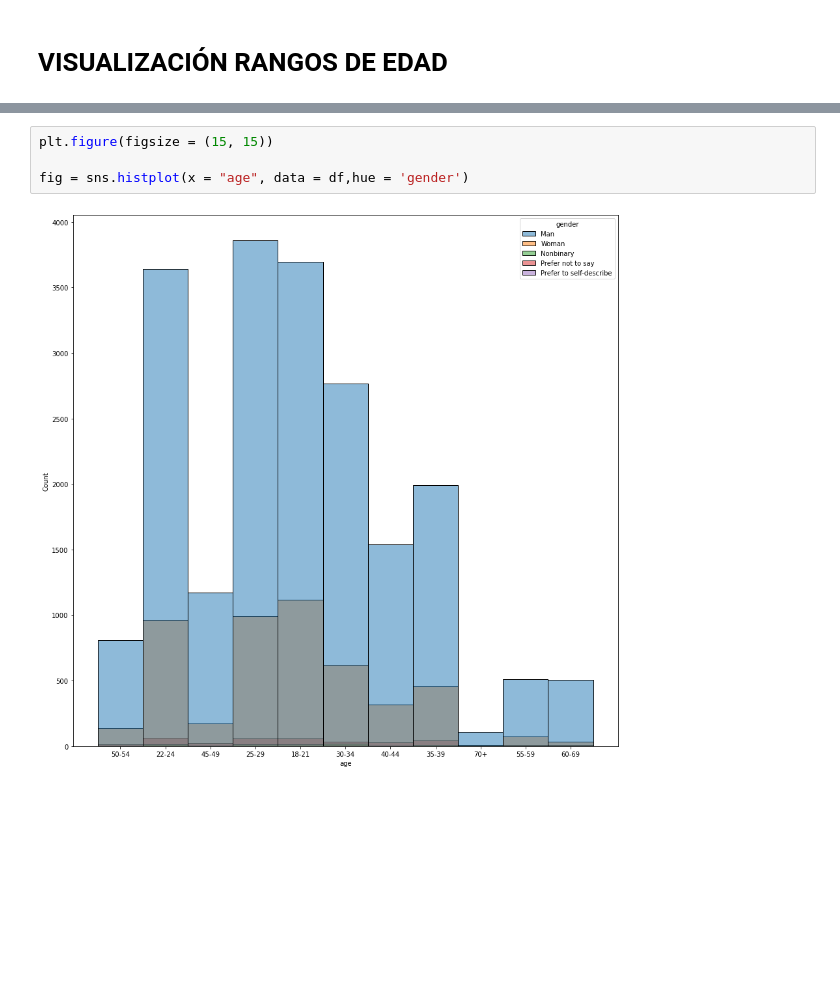
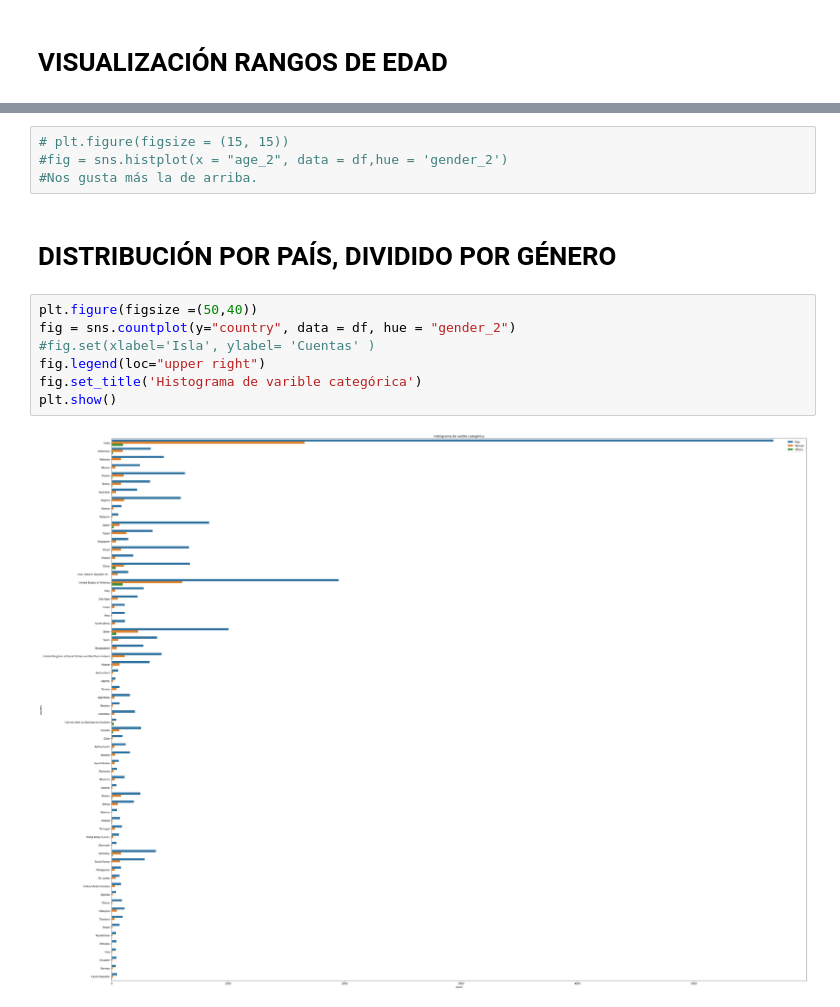
Before and after one commit to Adalab/project-da-promo-A-module-2-team-1-, a Jupyter notebook: limpieza/prueba_visualizacion.ipynb, the cells around one changed output, grey strips where cells are left out. Cells and saved outputs as stored; diff of their text form; blank space fills up the shorter version.

```diff
--- a/limpieza/prueba_visualizacion.ipynb
+++ b/limpieza/prueba_visualizacion.ipynb
@@ -43,6 +46,15 @@ plt.show()
 # %%
-plt.figure(figsize = (15, 15))
-
-fig = sns.histplot(x = "age", data = df,hue = 'gender')
+# plt.figure(figsize = (15, 15))
+#fig = sns.histplot(x = "age_2", data = df,hue = 'gender_2')
+#Nos gusta más la de arriba.
-# %% [output]
-[figure, removed]
+# %% [markdown]
+# DISTRIBUCIÓN POR PAÍS, DIVIDIDO POR GÉNERO
+# %%
+plt.figure(figsize =(50,40))
+fig = sns.countplot(y="country", data = df, hue = "gender_2")
+#fig.set(xlabel='Isla', ylabel= 'Cuentas' )
+fig.legend(loc="upper right")
+fig.set_title('Histograma de varible categórica')
+plt.show()
+# %% [output]
+[figure, added]
```
Also changed, not shown: parts of 6 cells of this notebook, 1 other file.
